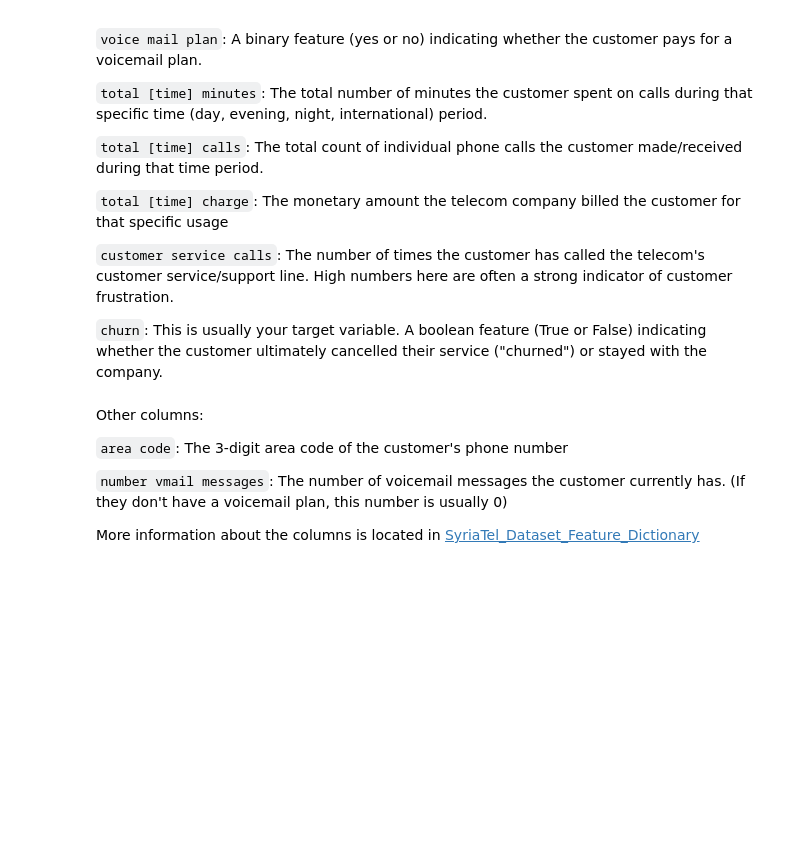
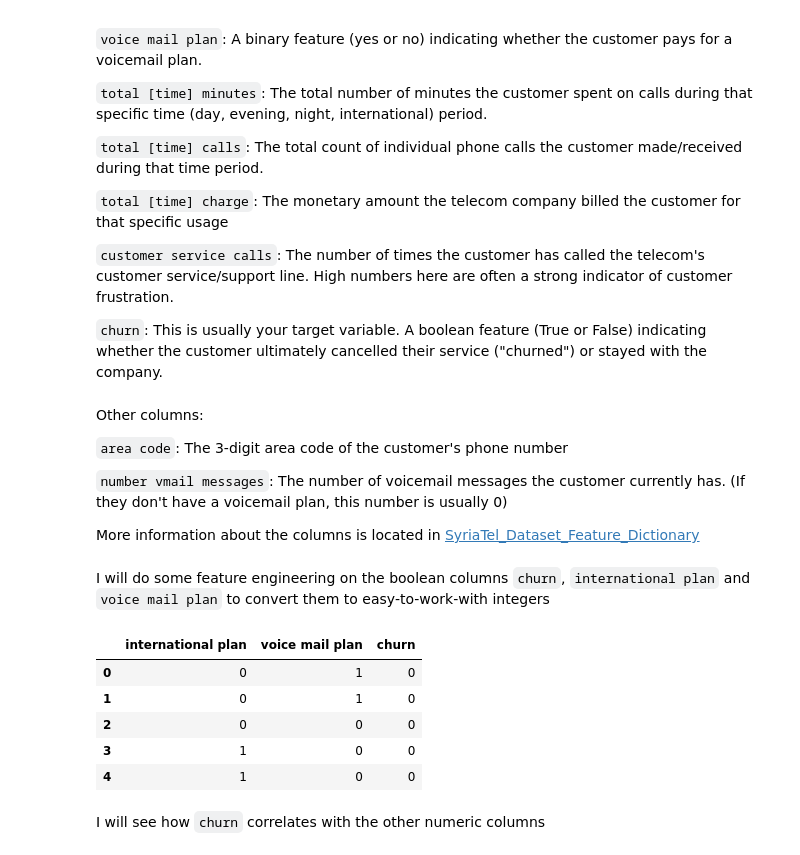
Before and after one commit to NgundoMuithya/SyriaTel_Customer_Churn, a Jupyter notebook: notebook.ipynb, the cells around one changed output. Drawn from its saved outputs; the diff is of its cells as text; code cells hidden in the pictures; blank space fills up the shorter version.

```diff
--- a/notebook.ipynb
+++ b/notebook.ipynb
@@ -65,3 +65,23 @@ Other columns:
 `number vmail messages`: The number of voicemail messages the customer currently has. (If they don't have a voicemail plan, this number is usually 0)
 
 More information about the columns is located in [SyriaTel_Dataset_Feature_Dictionary](./Data/SyriaTel_Dataset_Feature_Dictionary.txt)
+# %% [markdown]
+I will do some feature engineering on the boolean columns `churn`, `international plan` and `voice mail plan` to convert them to easy-to-work-with integers
+# %%
+# Convert boolean churn to 1 and 0
+df['churn'] = df['churn'].astype(int)
+
+# Convert 'yes'/'no' string columns to 1 and 0
+df['international plan'] = df['international plan'].map({'yes': 1, 'no': 0})
+df['voice mail plan'] = df['voice mail plan'].map({'yes': 1, 'no': 0})
+
+df[['international plan', 'voice mail plan', 'churn']].head()
+# %% [output]
+|  | international plan | voice mail plan | churn |
+| 0 | 0 | 1 | 0 |
+| 1 | 0 | 1 | 0 |
+| 2 | 0 | 0 | 0 |
+| 3 | 1 | 0 | 0 |
+| 4 | 1 | 0 | 0 |
+# %% [markdown]
+I will see how `churn` correlates with the other numeric columns
```
Also changed, not shown: parts of 4 cells of this notebook.
